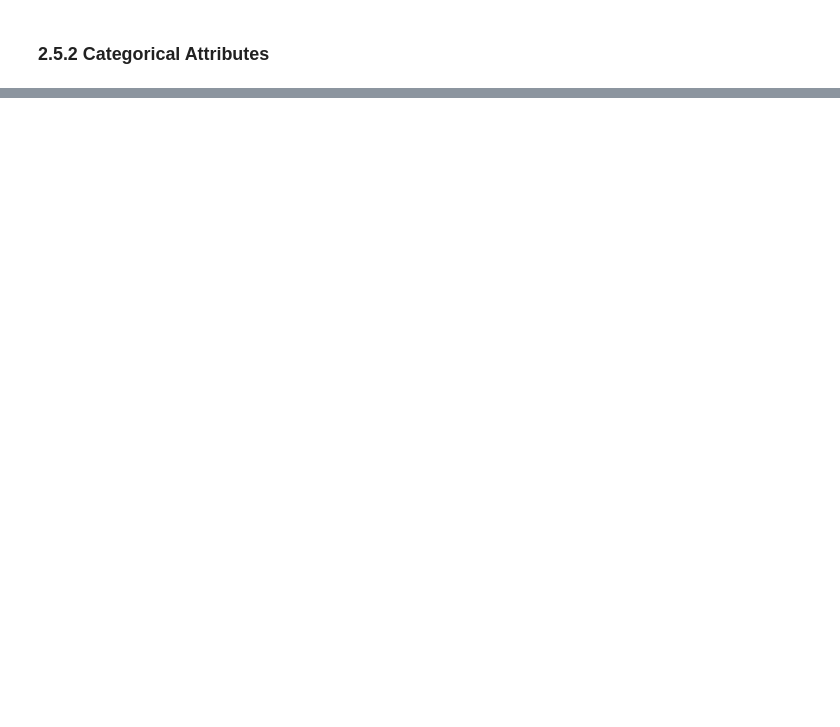
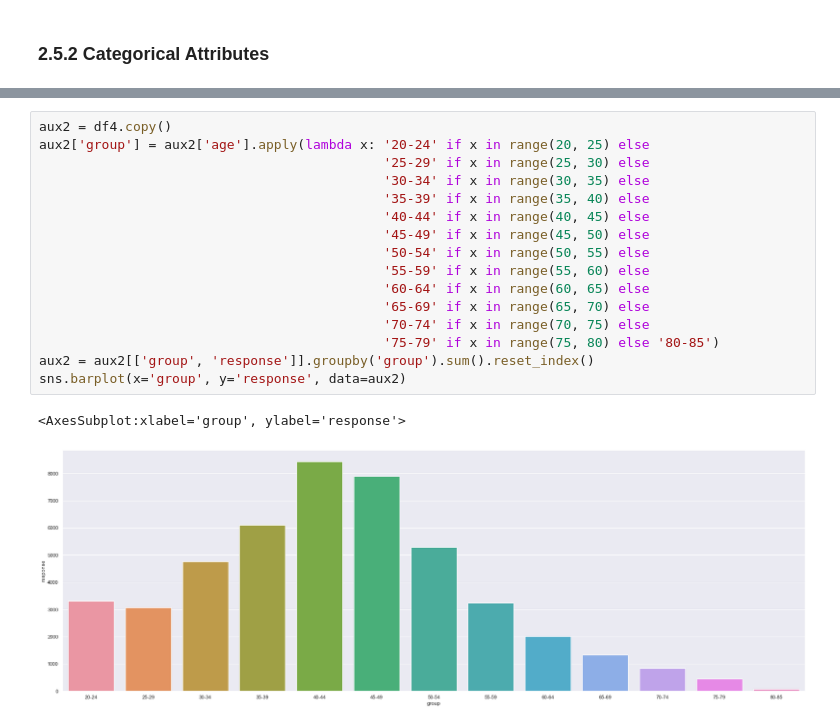
Before and after one commit to GustavoMichelsen/projeto_cross_sell, a Jupyter notebook: health_insurance_cross_sell.ipynb, the cells around one changed output, grey strips where cells are left out. Cells and saved outputs as stored; diff of their text form; blank space fills up the shorter version.

```diff
--- a/health_insurance_cross_sell.ipynb
+++ b/health_insurance_cross_sell.ipynb
@@ -149,0 +317,19 @@ df_cat_attributes.apply(lambda x: x.unique())
+# %%
+aux2 = df4.copy()
+aux2['group'] = aux2['age'].apply(lambda x: '20-24' if x in range(20, 25) else
+                                            '25-29' if x in range(25, 30) else
+                                            '30-34' if x in range(30, 35) else
+                                            '35-39' if x in range(35, 40) else
+                                            '40-44' if x in range(40, 45) else
+                                            '45-49' if x in range(45, 50) else
+                                            '50-54' if x in range(50, 55) else
+                                            '55-59' if x in range(55, 60) else
+                                            '60-64' if x in range(60, 65) else
+                                            '65-69' if x in range(65, 70) else
+                                            '70-74' if x in range(70, 75) else
+                                            '75-79' if x in range(75, 80) else '80-85')
+aux2 = aux2[['group', 'response']].groupby('group').sum().reset_index()
+sns.barplot(x='group', y='response', data=aux2)
+# %% [output]
+<AxesSubplot:xlabel='group', ylabel='response'>
+[figure, added]
```
Also changed, not shown: parts of 39 cells of this notebook.
